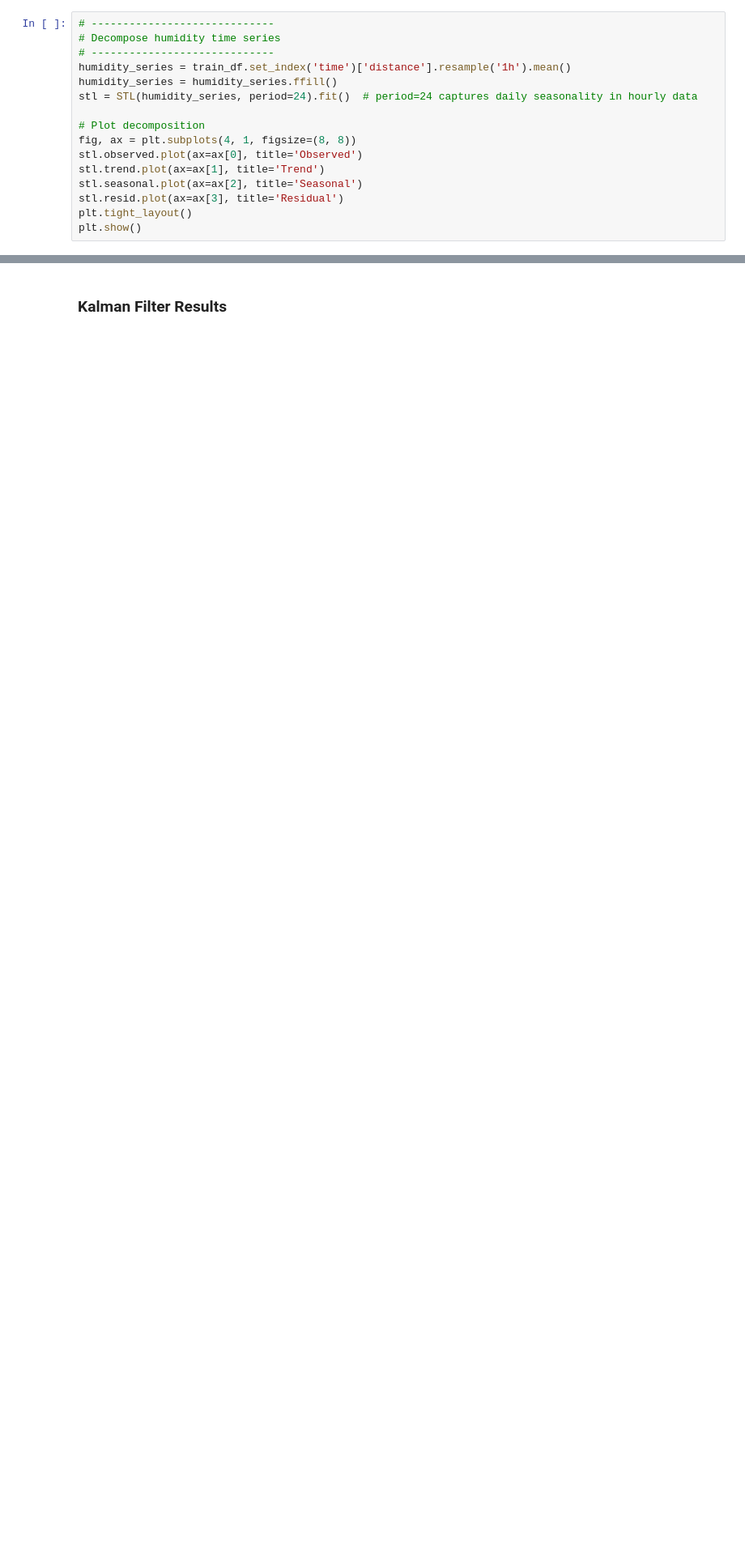
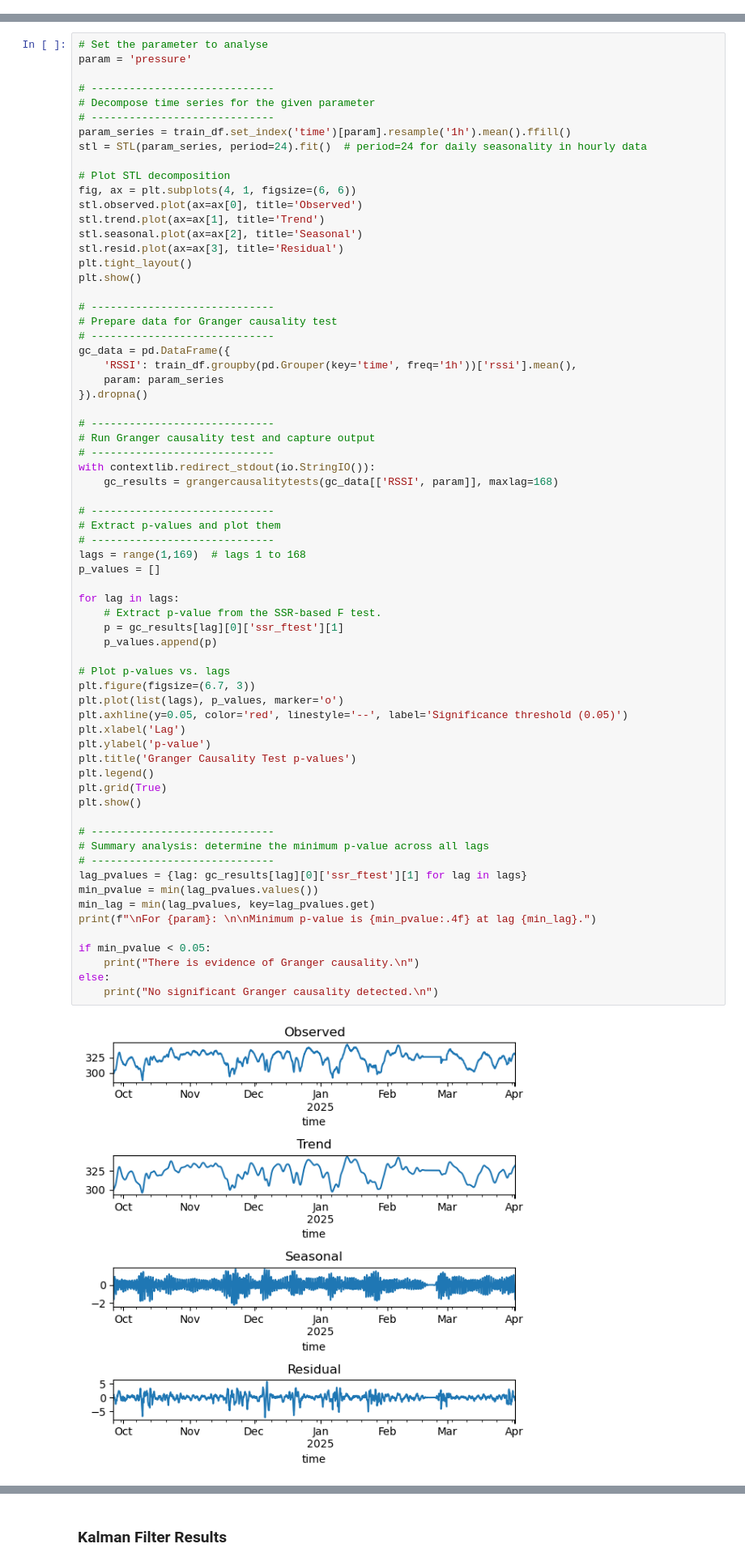
Before and after one commit to nahshonmokua/EnviKal-Loc, a Jupyter notebook: Localization Analysis.ipynb, the cells around one changed output, grey strips where cells are left out. Shown at 81% size. Saved outputs shown, nothing was run; the diff lists cells and outputs as text; blank space fills up the shorter version.

Commit message:
Granger Causality for all Variables: Env + SNR

```diff
--- a/Localization Analysis.ipynb
+++ b/Localization Analysis.ipynb
@@ -102,16 +102,0 @@ test_df = test_df.sort_values('time')
-# %%
-# -----------------------------
-# Decompose humidity time series
-# -----------------------------
-humidity_series = train_df.set_index('time')['distance'].resample('1h').mean()
-humidity_series = humidity_series.ffill()
-stl = STL(humidity_series, period=24).fit()  # period=24 captures daily seasonality in hourly data
-
-# Plot decomposition
-fig, ax = plt.subplots(4, 1, figsize=(8, 8))
-stl.observed.plot(ax=ax[0], title='Observed')
-stl.trend.plot(ax=ax[1], title='Trend')
-stl.seasonal.plot(ax=ax[2], title='Seasonal')
-stl.resid.plot(ax=ax[3], title='Residual')
-plt.tight_layout()
-plt.show()
@@ -176,0 +103,69 @@ There is evidence of Granger causality.
+# %%
+# Set the parameter to analyse
+param = 'pressure'
+
+# -----------------------------
+# Decompose time series for the given parameter
+# -----------------------------
+param_series = train_df.set_index('time')[param].resample('1h').mean().ffill()
+stl = STL(param_series, period=24).fit()  # period=24 for daily seasonality in hourly data
+
+# Plot STL decomposition
+fig, ax = plt.subplots(4, 1, figsize=(6, 6))
+stl.observed.plot(ax=ax[0], title='Observed')
+stl.trend.plot(ax=ax[1], title='Trend')
+stl.seasonal.plot(ax=ax[2], title='Seasonal')
+stl.resid.plot(ax=ax[3], title='Residual')
+plt.tight_layout()
+plt.show()
+
+# -----------------------------
+# Prepare data for Granger causality test
+# -----------------------------
+gc_data = pd.DataFrame({
+    'RSSI': train_df.groupby(pd.Grouper(key='time', freq='1h'))['rssi'].mean(),
+    param: param_series
+}).dropna()
+
+# -----------------------------
+# Run Granger causality test and capture output
+# -----------------------------
+with contextlib.redirect_stdout(io.StringIO()):
+    gc_results = grangercausalitytests(gc_data[['RSSI', param]], maxlag=168)
+
+# -----------------------------
+# Extract p-values and plot them
+# -----------------------------
+lags = range(1,169)  # lags 1 to 168
+p_values = []
+
+for lag in lags:
+    # Extract p-value from the SSR-based F test.
+    p = gc_results[lag][0]['ssr_ftest'][1]
+    p_values.append(p)
+
+# Plot p-values vs. lags
+plt.figure(figsize=(6.7, 3))
+plt.plot(list(lags), p_values, marker='o')
+plt.axhline(y=0.05, color='red', linestyle='--', label='Significance threshold (0.05)')
+plt.xlabel('Lag')
+plt.ylabel('p-value')
+plt.title('Granger Causality Test p-values')
+plt.legend()
+plt.grid(True)
+plt.show()
+
+# -----------------------------
+# Summary analysis: determine the minimum p-value across all lags
+# -----------------------------
+lag_pvalues = {lag: gc_results[lag][0]['ssr_ftest'][1] for lag in lags}
+min_pvalue = min(lag_pvalues.values())
+min_lag = min(lag_pvalues, key=lag_pvalues.get)
+print(f"\nFor {param}: \n\nMinimum p-value is {min_pvalue:.4f} at lag {min_lag}.")
+
+if min_pvalue < 0.05:
+    print("There is evidence of Granger causality.\n")
+else:
+    print("No significant Granger causality detected.\n")
+# %% [output]
+[figure, added]
```
Also changed, not shown: parts of 9 cells of this notebook.
